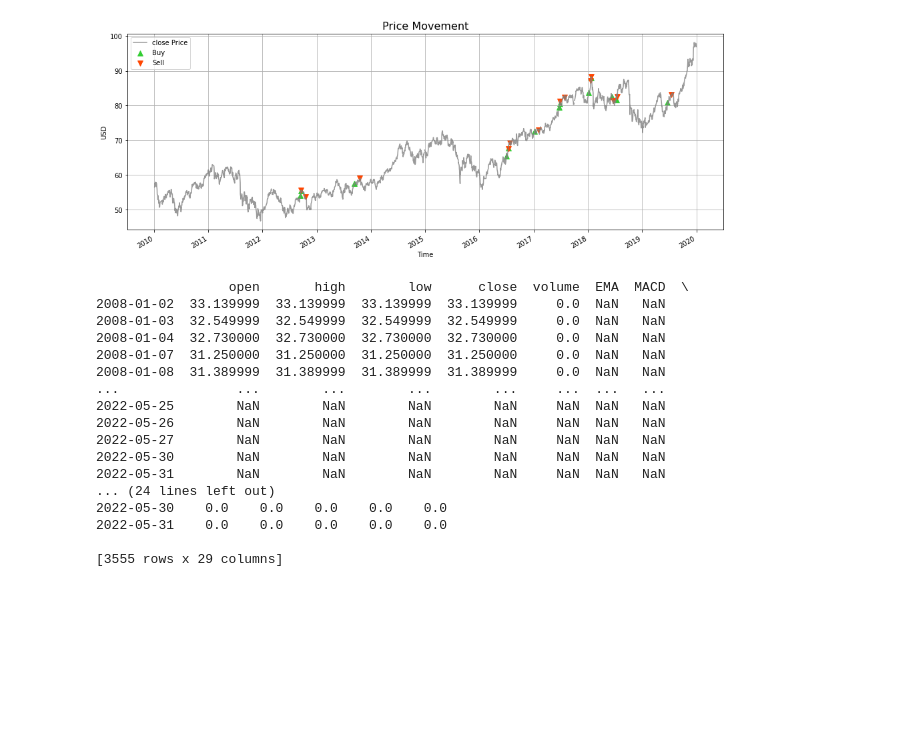
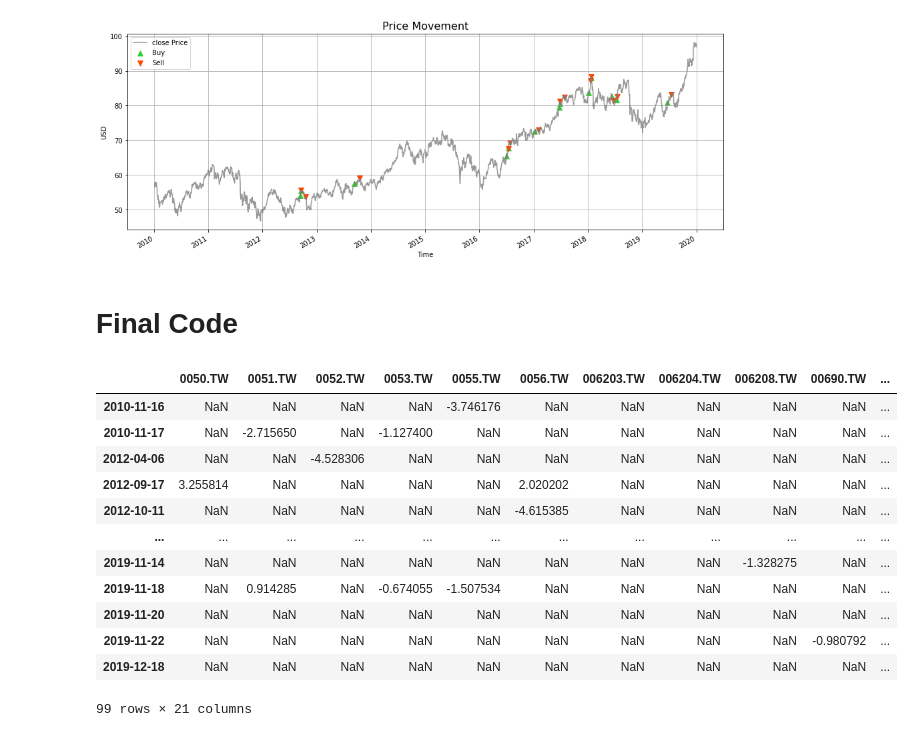
Before and after one commit to benson85560/yuanta, a Jupyter notebook: Dividend_Yield_Strategy.ipynb, the cells around one changed output. Saved outputs shown, nothing was run; the diff lists cells and outputs as text; code cells hidden in the pictures; blank space fills up the shorter version.

```diff
--- a/Dividend_Yield_Strategy.ipynb
+++ b/Dividend_Yield_Strategy.ipynb
@@ -1046,46 +1055,8 @@ plt.title('Price Movement',fontsize  = 16);
 [732, 754, 1000, 1674, 1681, 1811, 1909, 1929, 2054, 2056, 2151, 2170, 2413]
 [259, 508, 758, 1004, 1252, 1499, 1685, 1815, 1933, 2060, 2174, 2302, 2417]
 [figure]
-# %%
-symbol_list = ['0051.TW', '0052.TW', '0053.TW', '0055.TW', '0056.TW', '006203.TW', '006204.TW', '006208.TW',
-               '00690.TW', '00692.TW', '00701.TW', '00712.TW', '00713.TW', '00714.TW', '00717.TW',
-               '00728.TW', '00730.TW', '00731.TW', '00733.TW', '00735.TW']
-
-# for j in range(len(symbol_list)):
-symbol = symbol_list[0]
-
-data = yf.Ticker(symbol)
-df = data.history(period='D', start = '2008-1-1', end = '2022-1-1')
-df = df.drop(columns = ['Dividends', 'Stock Splits'])
-df.columns = ['open', 'high', 'low', 'close', 'volume']
-
-df['EMA'] = abstract.EMA(df, timeperiod = 200)
-df['MACD'] = abstract.MACD(df, fastperiod=9, slowperiod=24, signalperiod=9)['macd']
-df['SAR'] = abstract.SAR(df)
-
-Yield = pd.read_csv(path + '/yield.csv')
-Yield = Yield.set_index(pd.to_datetime(Yield['date']))
-Yield = Yield.drop('date', axis = 1)
-df = pd.concat([df,Yield], join='outer', axis=1)
-print(df)
-# %% [output]
-                 open       high        low      close  volume  EMA  MACD  \
-2008-01-02  33.139999  33.139999  33.139999  33.139999     0.0  NaN   NaN
-2008-01-03  32.549999  32.549999  32.549999  32.549999     0.0  NaN   NaN
-2008-01-04  32.730000  32.730000  32.730000  32.730000     0.0  NaN   NaN
-2008-01-07  31.250000  31.250000  31.250000  31.250000     0.0  NaN   NaN
-2008-01-08  31.389999  31.389999  31.389999  31.389999     0.0  NaN   NaN
-...               ...        ...        ...        ...     ...  ...   ...
-2022-05-25        NaN        NaN        NaN        NaN     NaN  NaN   NaN
-2022-05-26        NaN        NaN        NaN        NaN     NaN  NaN   NaN
-2022-05-27        NaN        NaN        NaN        NaN     NaN  NaN   NaN
-2022-05-30        NaN        NaN        NaN        NaN     NaN  NaN   NaN
-2022-05-31        NaN        NaN        NaN        NaN     NaN  NaN   NaN
-... (24 lines left out)
-2022-05-30    0.0    0.0    0.0    0.0    0.0
-2022-05-31    0.0    0.0    0.0    0.0    0.0
-
-[3555 rows x 29 columns]
+# %% [markdown]
+# Final Code
 # %%
 symbol = '0050.TW'
 data = yf.Ticker(symbol)
@@ -1176,7 +1147,7 @@ for i in range(len(df)):
             sell.append(j+1)
             BS=None
 
-equity = pd.DataFrame({'0050.TW':np.cumsum(profit_list)}, index=timeList)
+equity = pd.DataFrame({'0050.TW':profit_list}, index=timeList)
 
 
 ########-------------------------------------------------------------#########
@@ -1185,8 +1156,8 @@ symbol_list = ['0051.TW', '0052.TW', '0053.TW', '0055.TW', '0056.TW', '006203.TW
                '00690.TW', '00692.TW', '00701.TW', '00712.TW', '00713.TW', '00714.TW', '00717.TW',
                '00728.TW', '00730.TW', '00731.TW', '00733.TW', '00735.TW']
 
-for j in range(len(symbol_list)):
-  symbol = symbol_list[j]
+for k in range(len(symbol_list)):
+  symbol = symbol_list[k]
 
   data = yf.Ticker(symbol)
   df = data.history(period='D', start='2010-1-1', end='2020-1-1')
@@ -1220,16 +1191,16 @@ for j in range(len(symbol_list)):
   stopEarn = 0
   stopLoss = 0
 
-  # 除息日期間設定
-  In = 30
-  Out = 5
+  # # 除息日期間設定
+  # In = 30
+  # Out = 5
 
   for i in range(len(df)):
 
       if i == len(df)-1:
         break
 
-      if df.iloc[:,j+][i] > 0 and df['close'][i] > 0: # 除息日
+      if df.iloc[:,k+9][i] > 0 and df['close'][i] > 0: # 除息日
         price.append(i)
 
         for j in range(i-In, i-Out+1):
@@ -1249,31 +1220,48 @@ for j in range(len(symbol_list)):
               profit = tempSize * (df['open'][j+1] - temp) # temp : 進場價
               # profit_fee = profit - money*feeRate - (money+profit)*feeRate
               # profit_fee_list.append(profit_fee)
               profit_list.append(profit)
               timeList.append(df.index[j+1])
               sell.append(j+1)
               BS=None
 
 
             # buy停損
           if df['close'][j] < stopLoss and BS == 'B':
               profit = tempSize * (df['open'][j+1] - temp) # temp : 進場價
               # profit_fee = profit - money*feeRate - (money+profit)*feeRate
               # profit_fee_list.append(profit_fee)
               profit_list.append(profit)
               timeList.append(df.index[j+1])
               sell.append(j+1)
               BS=None
 
 
             # 最後一天平倉
           if j == (i-Out) and BS == 'B':
               profit = tempSize * (df['open'][j+1] - temp) # temp : 進場價
               # profit_fee = profit - money*feeRate - (money+profit)*feeRate
               # profit_fee_list.append(profit_fee)
               profit_list.append(profit)
               timeList.append(df.index[j+1])
               sell.append(j+1)
               BS=None
 
-  equity = pd.DataFrame({'0050.TW':np.cumsum(profit_list)}, index=timeList)
+  pp = pd.DataFrame({'{}'.format(symbol_list[k]):profit_list}, index=timeList)
+  equity = pd.concat([equity,pp], join='outer', axis=1)
+
+equity
+# %% [output]
+|  | 0050.TW | 0051.TW | 0052.TW | 0053.TW | 0055.TW | 0056.TW | 006203.TW | 006204.TW | 006208.TW | 00690.TW | ... |
+| 2010-11-16 | NaN | NaN | NaN | NaN | -3.746176 | NaN | NaN | NaN | NaN | NaN | ... |
+| 2010-11-17 | NaN | -2.715650 | NaN | -1.127400 | NaN | NaN | NaN | NaN | NaN | NaN | ... |
+| 2012-04-06 | NaN | NaN | -4.528306 | NaN | NaN | NaN | NaN | NaN | NaN | NaN | ... |
+| 2012-09-17 | 3.255814 | NaN | NaN | NaN | NaN | 2.020202 | NaN | NaN | NaN | NaN | ... |
+| 2012-10-11 | NaN | NaN | NaN | NaN | NaN | -4.615385 | NaN | NaN | NaN | NaN | ... |
+| ... | ... | ... | ... | ... | ... | ... | ... | ... | ... | ... | ... |
+| 2019-11-14 | NaN | NaN | NaN | NaN | NaN | NaN | NaN | NaN | -1.328275 | NaN | ... |
+| 2019-11-18 | NaN | 0.914285 | NaN | -0.674055 | -1.507534 | NaN | NaN | NaN | NaN | NaN | ... |
+| 2019-11-20 | NaN | NaN | NaN | NaN | NaN | NaN | NaN | NaN | NaN | NaN | ... |
+| 2019-11-22 | NaN | NaN | NaN | NaN | NaN | NaN | NaN | NaN | NaN | -0.980792 | ... |
+| 2019-12-18 | NaN | NaN | NaN | NaN | NaN | NaN | NaN | NaN | NaN | NaN | ... |
+99 rows × 21 columns
```
Also changed, not shown: parts of 5 cells of this notebook.
